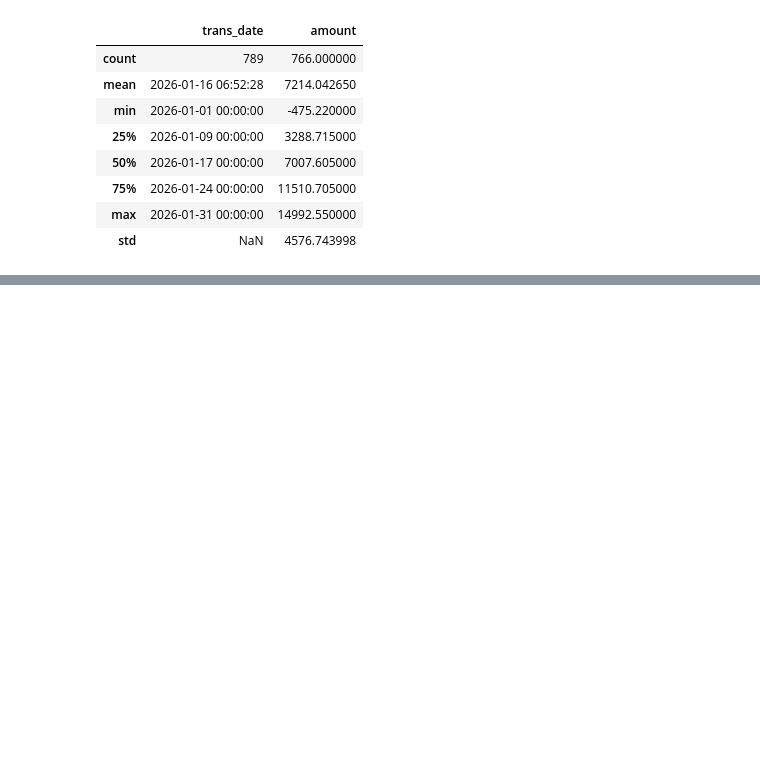
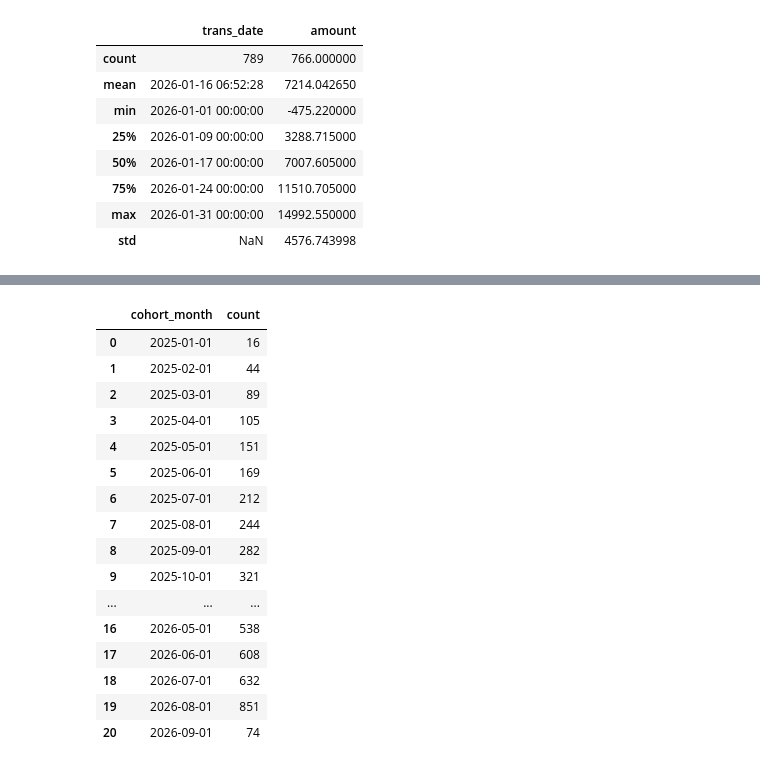
Before and after one commit to Stanislaw-Stasenko/customer_ltv_cohort_analysis, a Jupyter notebook: research_analytcs/data_quality_deep_dive.ipynb, the cells around one changed output, grey strips where cells are left out. Cells and saved outputs as stored; diff of their text form; code cells hidden in the pictures; blank space fills up the shorter version.

```diff
--- a/research_analytcs/data_quality_deep_dive.ipynb
+++ b/research_analytcs/data_quality_deep_dive.ipynb
@@ -66,0 +85,49 @@ plt.show()
+# %%
+count_users_cohort = """
+with ffirst_purchase as (
+-- Формируем таблицу с первой покупкой каждого клиента
+	select
+		client_uuid,
+		min(date_trunc('month', trans_date::date)::date) as cohort_month
+	from raw_transactions
+group by client_uuid
+),
+-- Собираем жизненный цикл (все покупки клиентов)
+client_lifecycle as (
+	select
+		fp.cohort_month,
+		rt.client_uuid,
+		rt.trans_date :: date as trans_date,
+		nullif(amount,'error'):: numeric as amount,
+		(extract(year from rt.trans_date :: date) * 12 + extract(month from rt.trans_date :: date)) -
+		(extract(year from fp.cohort_month) * 12 + extract(month from fp.cohort_month)) as month_life
+	from raw_transactions rt
+	inner join ffirst_purchase fp on fp.client_uuid  = rt.client_uuid
+)
+select
+	cohort_month,
+	count(distinct(client_uuid)) as count
+from client_lifecycle
+group by cohort_month
+order by cohort_month asc
+"""
+count_users_cohort = pd.read_sql(count_users_cohort, engine,parse_dates=['trans_date'])
+count_users_cohort
+# %% [output]
+|  | cohort_month | count |
+| 0 | 2025-01-01 | 16 |
+| 1 | 2025-02-01 | 44 |
+| 2 | 2025-03-01 | 89 |
+| 3 | 2025-04-01 | 105 |
+| 4 | 2025-05-01 | 151 |
+| 5 | 2025-06-01 | 169 |
+| 6 | 2025-07-01 | 212 |
+| 7 | 2025-08-01 | 244 |
+| 8 | 2025-09-01 | 282 |
+| 9 | 2025-10-01 | 321 |
+| ... | ... | ... |
+| 16 | 2026-05-01 | 538 |
+| 17 | 2026-06-01 | 608 |
+| 18 | 2026-07-01 | 632 |
+| 19 | 2026-08-01 | 851 |
+| 20 | 2026-09-01 | 74 |
```
Also changed, not shown: parts of 7 cells of this notebook, 1 other file.
